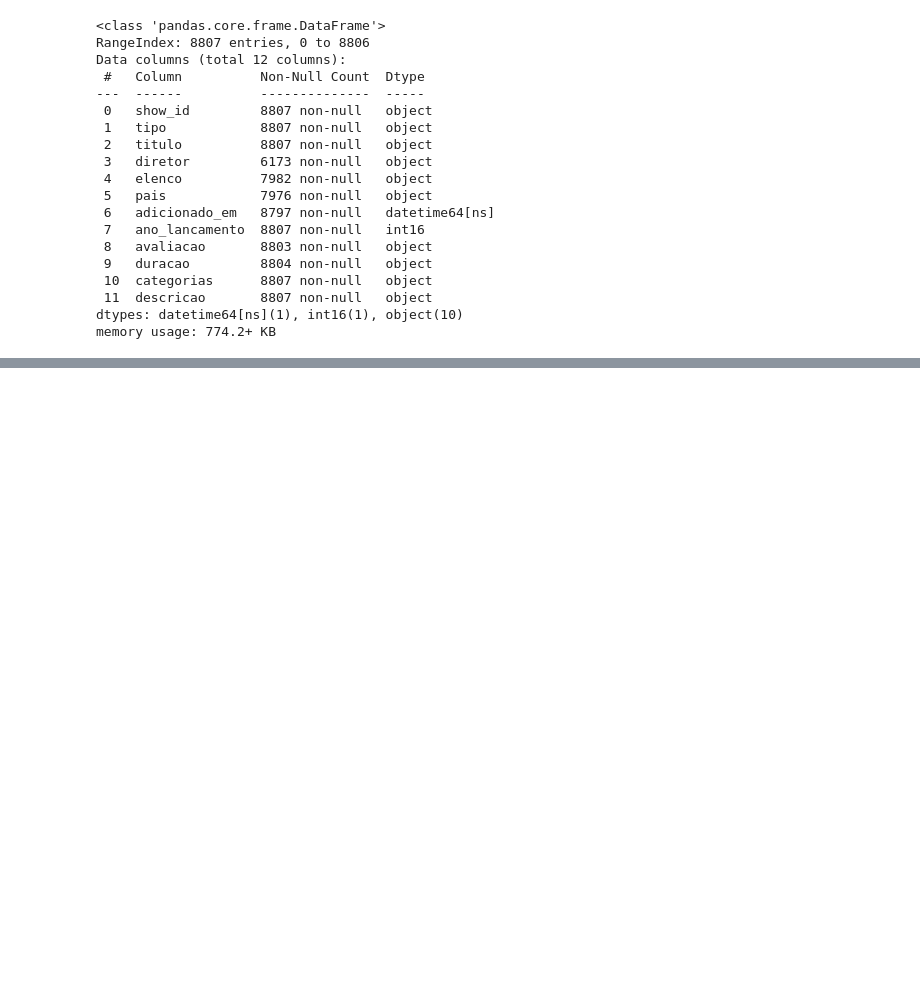
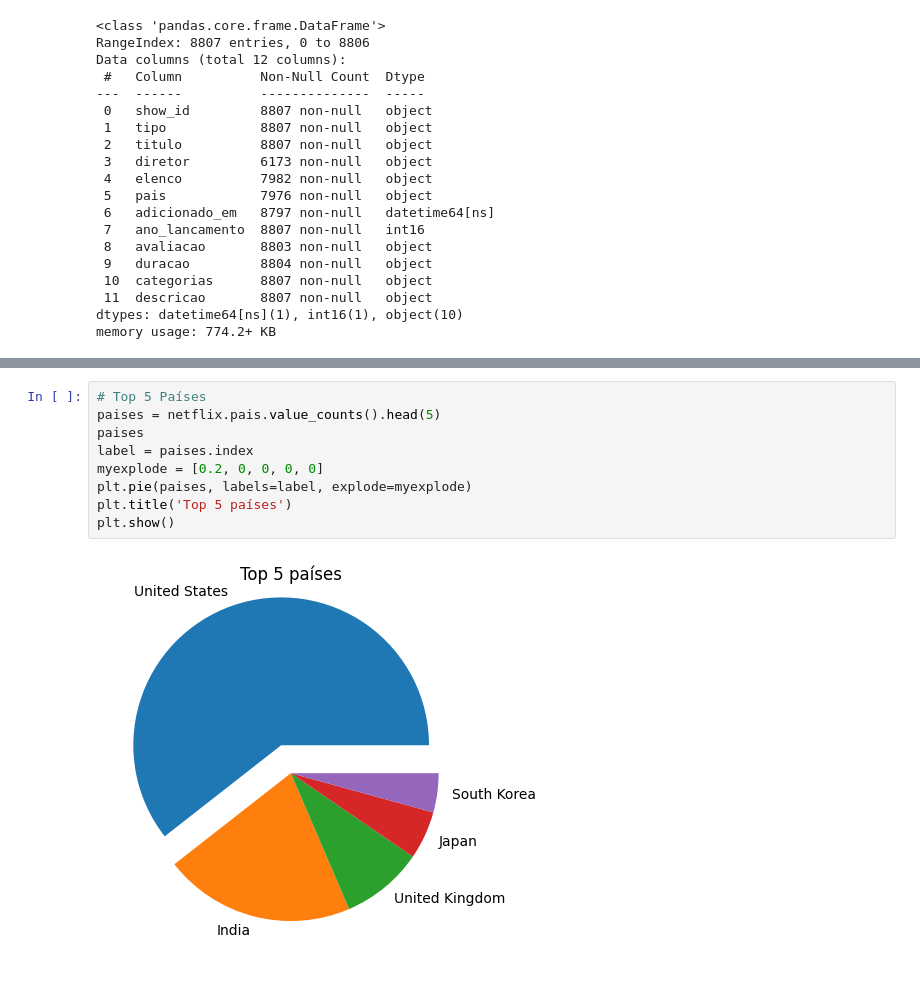
Before and after one commit to GuilhermeKotchergenko/santandercoders_bigdata1_project, a Jupyter notebook: netflix.ipynb, the cells around one changed output, grey strips where cells are left out. Cells and saved outputs as stored; diff of their text form; blank space fills up the shorter version.

```diff
--- a/netflix.ipynb
+++ b/netflix.ipynb
@@ -285,0 +334,11 @@ memory usage: 774.2+ KB
+# %%
+# Top 5 Países
+paises = netflix.pais.value_counts().head(5)
+paises
+label = paises.index
+myexplode = [0.2, 0, 0, 0, 0]
+plt.pie(paises, labels=label, explode=myexplode)
+plt.title('Top 5 países')
+plt.show()
+# %% [output]
+[figure, added]
```
Also changed, not shown: parts of 16 cells of this notebook.
